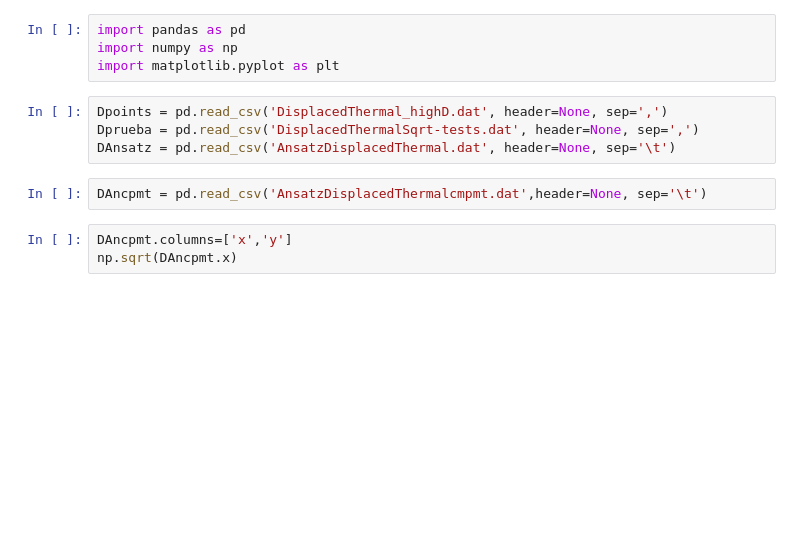
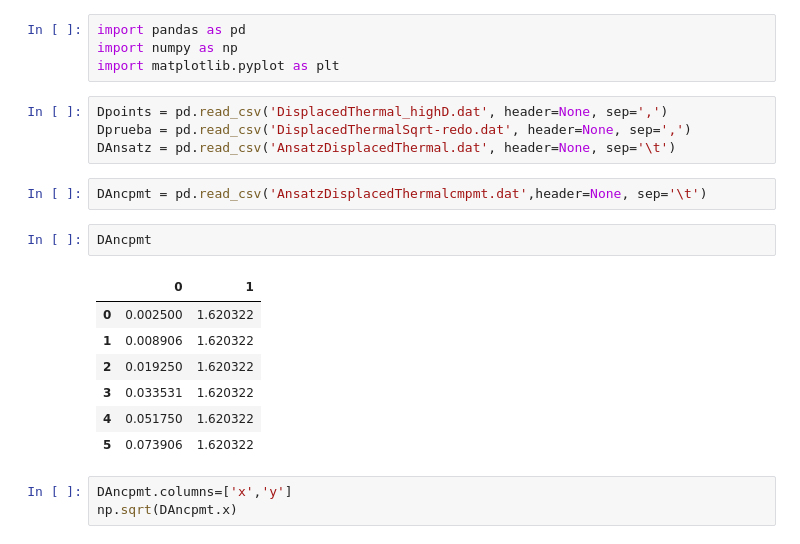
Before and after one commit to estebanmv/Random-Sampling-Extremal-POVMs, a Jupyter notebook: DisplacedPlot.ipynb, the cells around one changed output. Saved outputs shown, nothing was run; the diff lists cells and outputs as text; blank space fills up the shorter version.

```diff
--- a/DisplacedPlot.ipynb
+++ b/DisplacedPlot.ipynb
@@ -4,10 +4,20 @@ import numpy as np
 import matplotlib.pyplot as plt
 # %%
 Dpoints = pd.read_csv('DisplacedThermal_highD.dat', header=None, sep=',')
-Dprueba = pd.read_csv('DisplacedThermalSqrt-tests.dat', header=None, sep=',')
+Dprueba = pd.read_csv('DisplacedThermalSqrt-redo.dat', header=None, sep=',')
 DAnsatz = pd.read_csv('AnsatzDisplacedThermal.dat', header=None, sep='\t')
 # %%
 DAncpmt = pd.read_csv('AnsatzDisplacedThermalcmpmt.dat',header=None, sep='\t')
+# %%
+DAncpmt
+# %% [output]
+|  | 0 | 1 |
+| 0 | 0.002500 | 1.620322 |
+| 1 | 0.008906 | 1.620322 |
+| 2 | 0.019250 | 1.620322 |
+| 3 | 0.033531 | 1.620322 |
+| 4 | 0.051750 | 1.620322 |
+| 5 | 0.073906 | 1.620322 |
 # %%
 DAncpmt.columns=['x','y']
 np.sqrt(DAncpmt.x)
```
Also changed, not shown: parts of 6 cells of this notebook, 6 other files.
